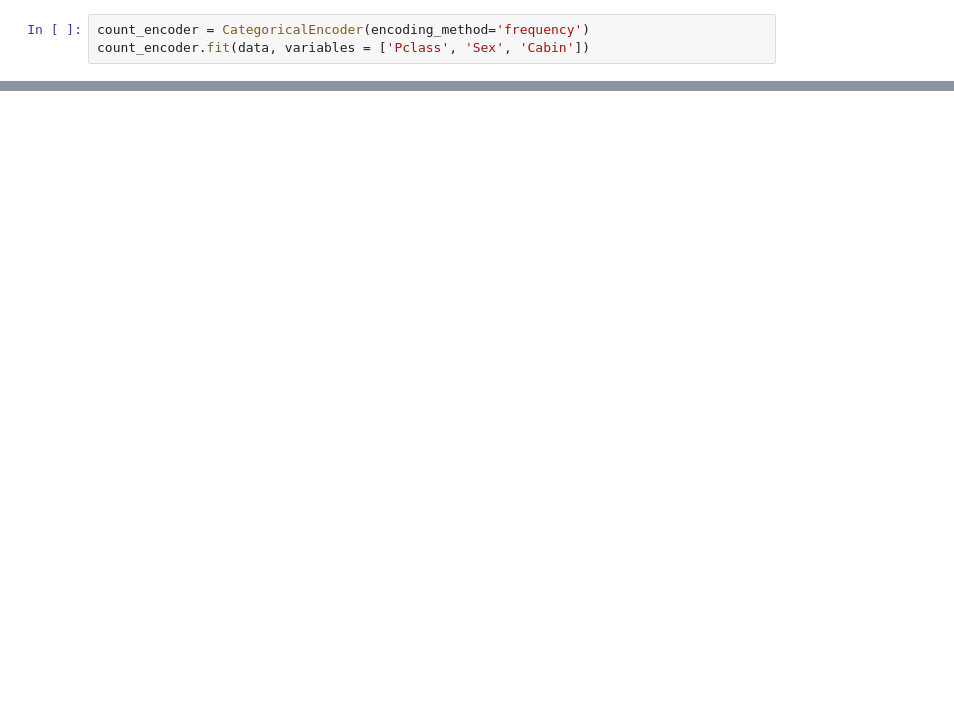
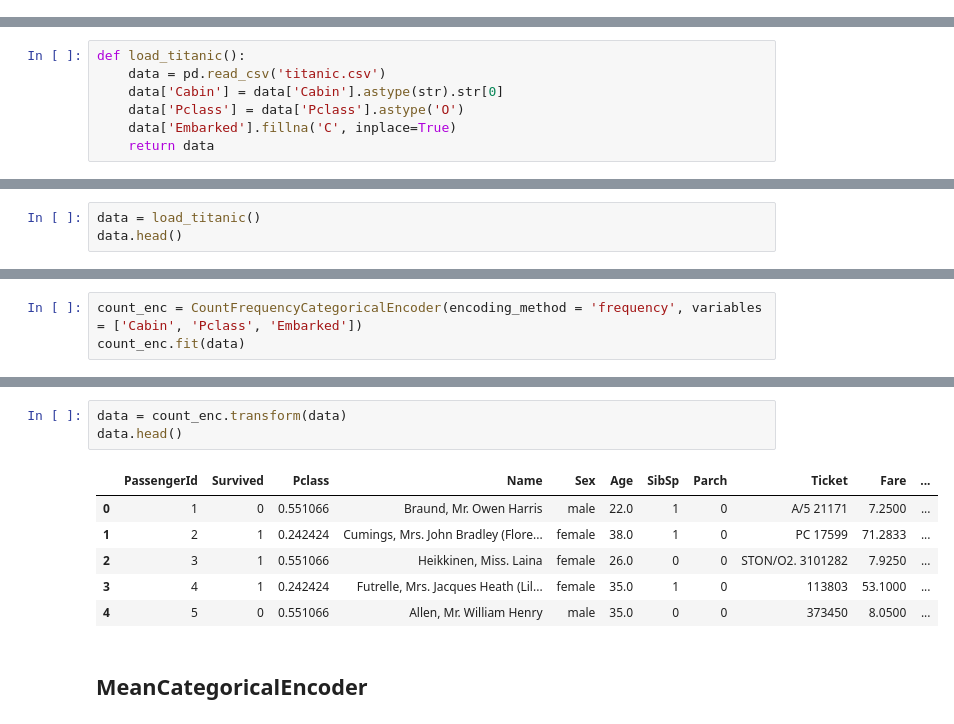
Before and after one commit to feature-engine/feature_engine, a Jupyter notebook: examples/categorical_encoder.ipynb, the cells around one changed output, grey strips where cells are left out. Saved outputs shown, nothing was run; the diff lists cells and outputs as text; blank space fills up the shorter version.

Commit message:
Modified CategoricalEncoder, now each method is in separated classes

```diff
--- a/examples/categorical_encoder.ipynb
+++ b/examples/categorical_encoder.ipynb
@@ -158,3 +0,0 @@ ValueError: Number of columns in dataset is different from training set  used to
-# %%
-count_encoder = CategoricalEncoder(encoding_method='frequency')
-count_encoder.fit(data, variables = ['Pclass', 'Sex', 'Cabin'])
@@ -307,0 +18,7 @@ count_encoder.variables_
+# %%
+def load_titanic():
+    data = pd.read_csv('titanic.csv')
+    data['Cabin'] = data['Cabin'].astype(str).str[0]
+    data['Pclass'] = data['Pclass'].astype('O')
+    data['Embarked'].fillna('C', inplace=True)
+    return data
@@ -307,0 +27,3 @@ count_encoder.variables_
+# %%
+data = load_titanic()
+data.head()
@@ -307,0 +44,3 @@ count_encoder.variables_
+# %%
+count_enc = CountFrequencyCategoricalEncoder(encoding_method = 'frequency', variables = ['Cabin', 'Pclass', 'Embarked'])
+count_enc.fit(data)
@@ -307,0 +68,12 @@ count_encoder.variables_
+# %%
+data = count_enc.transform(data)
+data.head()
+# %% [output]
+|  | PassengerId | Survived | Pclass | Name | Sex | Age | SibSp | Parch | Ticket | Fare | ... |
+| 0 | 1 | 0 | 0.551066 | Braund, Mr. Owen Harris | male | 22.0 | 1 | 0 | A/5 21171 | 7.2500 | ... |
+| 1 | 2 | 1 | 0.242424 | Cumings, Mrs. John Bradley (Flore... | female | 38.0 | 1 | 0 | PC 17599 | 71.2833 | ... |
+| 2 | 3 | 1 | 0.551066 | Heikkinen, Miss. Laina | female | 26.0 | 0 | 0 | STON/O2. 3101282 | 7.9250 | ... |
+| 3 | 4 | 1 | 0.242424 | Futrelle, Mrs. Jacques Heath (Lil... | female | 35.0 | 1 | 0 | 113803 | 53.1000 | ... |
+| 4 | 5 | 0 | 0.551066 | Allen, Mr. William Henry | male | 35.0 | 0 | 0 | 373450 | 8.0500 | ... |
+# %% [markdown]
+## MeanCategoricalEncoder
```
Also changed, not shown: parts of 84 cells of this notebook, 2 other files.
